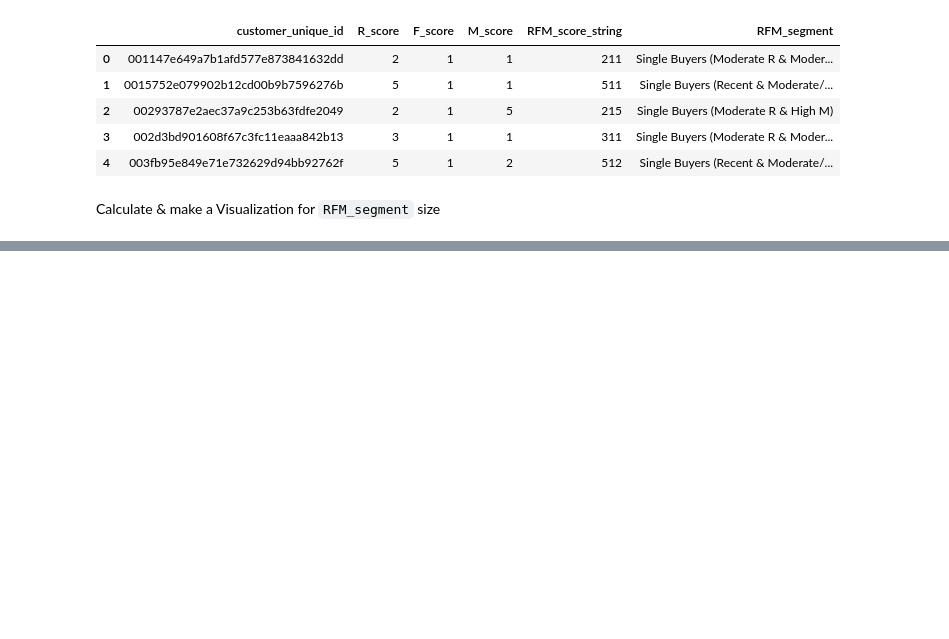
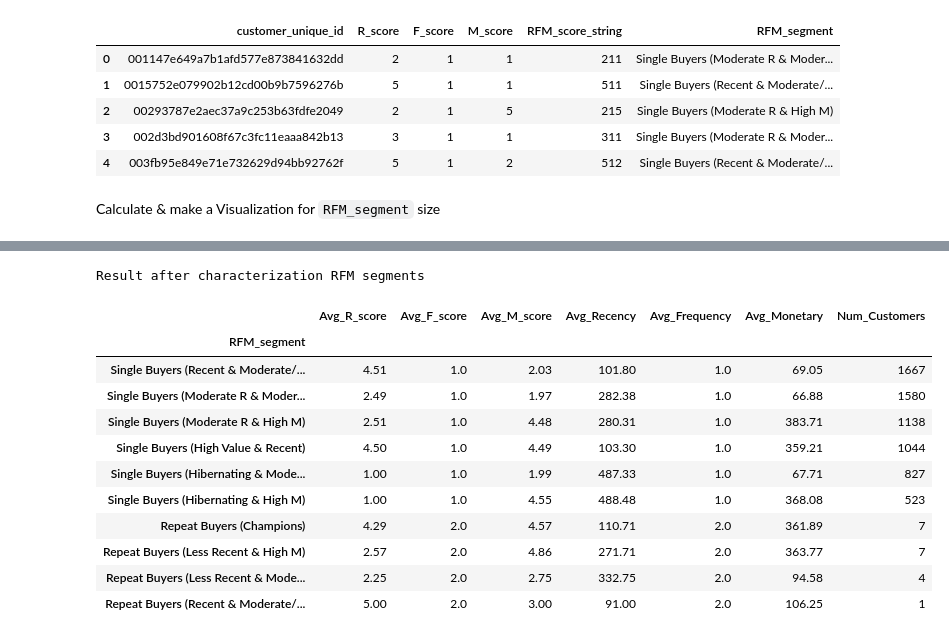
Before and after one commit to RizkiRdm/Olist-E-commerce-Performance-Analysis, a Jupyter notebook: notebooks/feature_engineering.ipynb, the cells around one changed output, grey strips where cells are left out. Saved outputs shown, nothing was run; the diff lists cells and outputs as text; code cells hidden in the pictures; blank space fills up the shorter version.

```diff
--- a/notebooks/feature_engineering.ipynb
+++ b/notebooks/feature_engineering.ipynb
@@ -807,0 +810,36 @@ Passing `palette` without assigning `hue` is deprecated and will be removed in v
+# %%
+segment_characteristics = (
+    customer_rfm_final_df.groupby("RFM_segment")
+    .agg(
+        Avg_R_score=("R_score", "mean"),
+        Avg_F_score=("F_score", "mean"),
+        Avg_M_score=("M_score", "mean"),
+        Avg_Recency=("Recency", "mean"),
+        Avg_Frequency=("Frequency", "mean"),
+        Avg_Monetary=("Monetary", "mean"),
+        Num_Customers=("customer_unique_id", "nunique"),
+    )
+    .round(2)
+)
+# %%
+# sort the result base number of customer (use DESC)
+segment_characteristics = segment_characteristics.sort_values(
+    "Num_Customers", ascending=False
+)
+# %%
+print("Result after characterization RFM segments\n")
+display(segment_characteristics)
+# %% [output]
+Result after characterization RFM segments
+|  | Avg_R_score | Avg_F_score | Avg_M_score | Avg_Recency | Avg_Frequency | Avg_Monetary | Num_Customers |
+| RFM_segment |  |  |  |  |  |  |  |
+| Single Buyers (Recent & Moderate/... | 4.51 | 1.0 | 2.03 | 101.80 | 1.0 | 69.05 | 1667 |
+| Single Buyers (Moderate R & Moder... | 2.49 | 1.0 | 1.97 | 282.38 | 1.0 | 66.88 | 1580 |
+| Single Buyers (Moderate R & High M) | 2.51 | 1.0 | 4.48 | 280.31 | 1.0 | 383.71 | 1138 |
+| Single Buyers (High Value & Recent) | 4.50 | 1.0 | 4.49 | 103.30 | 1.0 | 359.21 | 1044 |
+| Single Buyers (Hibernating & Mode... | 1.00 | 1.0 | 1.99 | 487.33 | 1.0 | 67.71 | 827 |
+| Single Buyers (Hibernating & High M) | 1.00 | 1.0 | 4.55 | 488.48 | 1.0 | 368.08 | 523 |
+| Repeat Buyers (Champions) | 4.29 | 2.0 | 4.57 | 110.71 | 2.0 | 361.89 | 7 |
+| Repeat Buyers (Less Recent & High M) | 2.57 | 2.0 | 4.86 | 271.71 | 2.0 | 363.77 | 7 |
+| Repeat Buyers (Less Recent & Mode... | 2.25 | 2.0 | 2.75 | 332.75 | 2.0 | 94.58 | 4 |
+| Repeat Buyers (Recent & Moderate/... | 5.00 | 2.0 | 3.00 | 91.00 | 2.0 | 106.25 | 1 |
```
Also changed, not shown: parts of 5 cells of this notebook.
